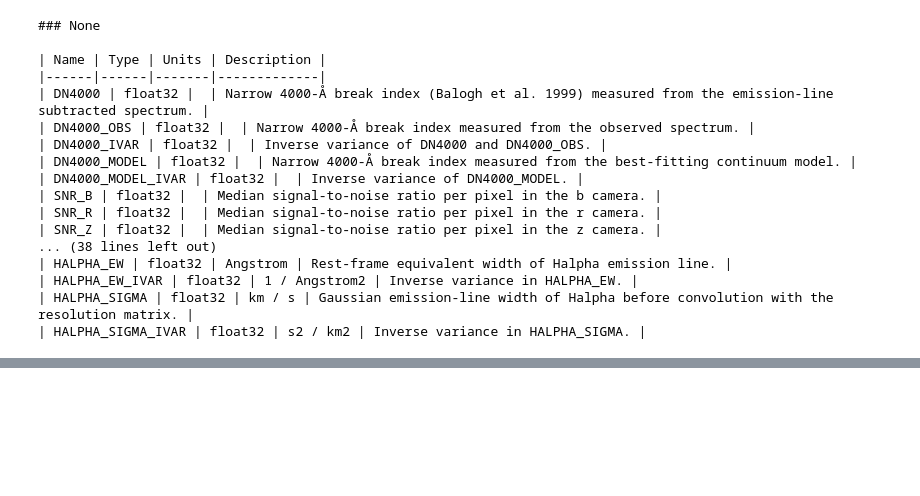
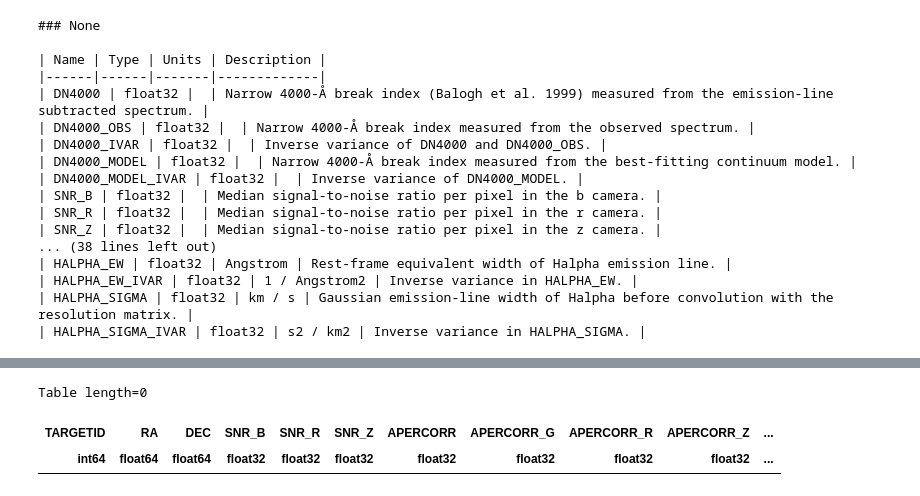
Before and after one commit to virajvman/desi_dwarfs, a Jupyter notebook: notebooks/sec2_catalog_summary.ipynb, the cells around one changed output, grey strips where cells are left out. Drawn from its saved outputs; the diff is of its cells as text; code cells hidden in the pictures; blank space fills up the shorter version.

```diff
--- a/notebooks/sec2_catalog_summary.ipynb
+++ b/notebooks/sec2_catalog_summary.ipynb
@@ -536,0 +564,6 @@ print(markdown_text)
+# %%
+fspec_temp[np.isnan(fspec_temp["TARGETID"])]
+# %% [output]
+Table length=0
+| TARGETID | RA | DEC | SNR_B | SNR_R | SNR_Z | APERCORR | APERCORR_G | APERCORR_R | APERCORR_Z | ... |
+| int64 | float64 | float64 | float32 | float32 | float32 | float32 | float32 | float32 | float32 | ... |
```
Also changed, not shown: parts of 8 cells of this notebook, 9 other files.
